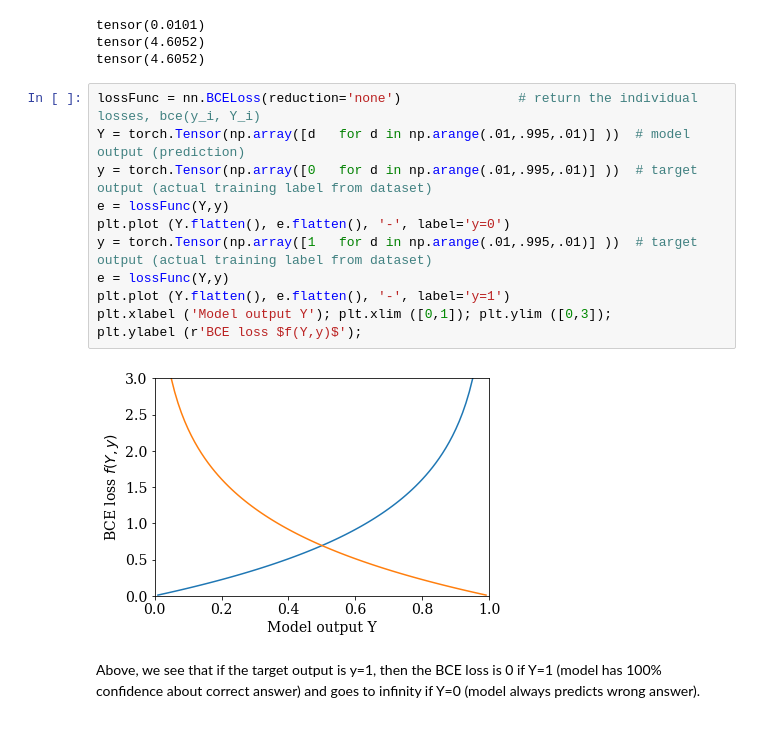
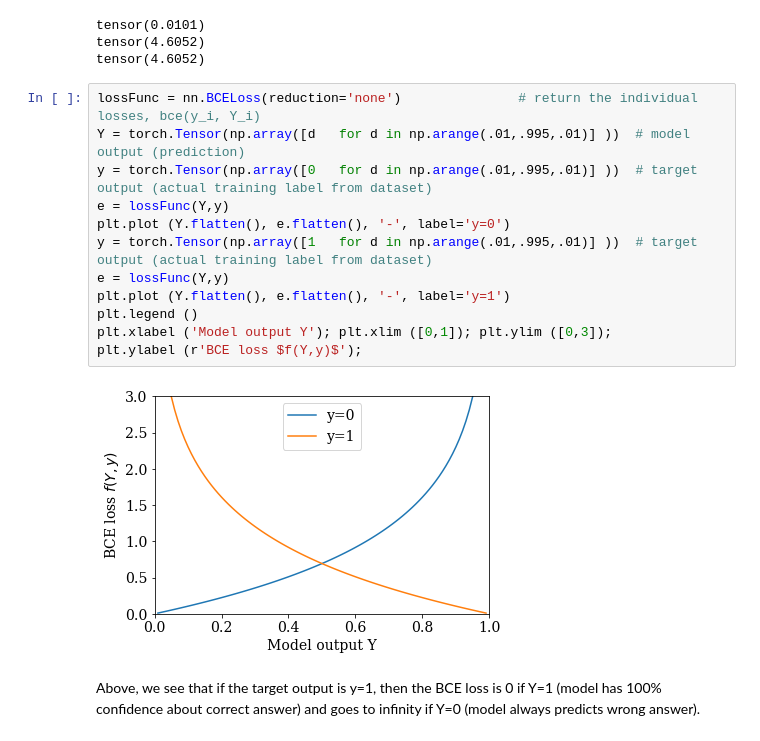
Before and after one commit to lohyenlee/ml, a Jupyter notebook: Torch01-Layers.ipynb, the cells around one changed output. Saved outputs shown, nothing was run; the diff lists cells and outputs as text.

```diff
--- a/Torch01-Layers.ipynb
+++ b/Torch01-Layers.ipynb
@@ -156,16 +183,17 @@ tensor(4.6052)
 # %%
 lossFunc = nn.BCELoss(reduction='none')               # return the individual losses, bce(y_i, Y_i)
 Y = torch.Tensor(np.array([d   for d in np.arange(.01,.995,.01)] ))  # model output (prediction)
 y = torch.Tensor(np.array([0   for d in np.arange(.01,.995,.01)] ))  # target output (actual training label from dataset)
 e = lossFunc(Y,y)
 plt.plot (Y.flatten(), e.flatten(), '-', label='y=0')
 y = torch.Tensor(np.array([1   for d in np.arange(.01,.995,.01)] ))  # target output (actual training label from dataset)
 e = lossFunc(Y,y)
 plt.plot (Y.flatten(), e.flatten(), '-', label='y=1')
+plt.legend ()
 plt.xlabel ('Model output Y'); plt.xlim ([0,1]); plt.ylim ([0,3]);
 plt.ylabel (r'BCE loss $f(Y,y)$');
 # %% [output]
-[figure, old version]
+[figure, new version]
 # %% [markdown]
 Above, we see that if the target output is y=1, then the BCE loss is 0 if Y=1 (model has 100% confidence about correct answer) and goes to infinity if Y=0 (model always predicts wrong answer).
 # %% [markdown]
```
Also changed, not shown: parts of 14 cells of this notebook.
